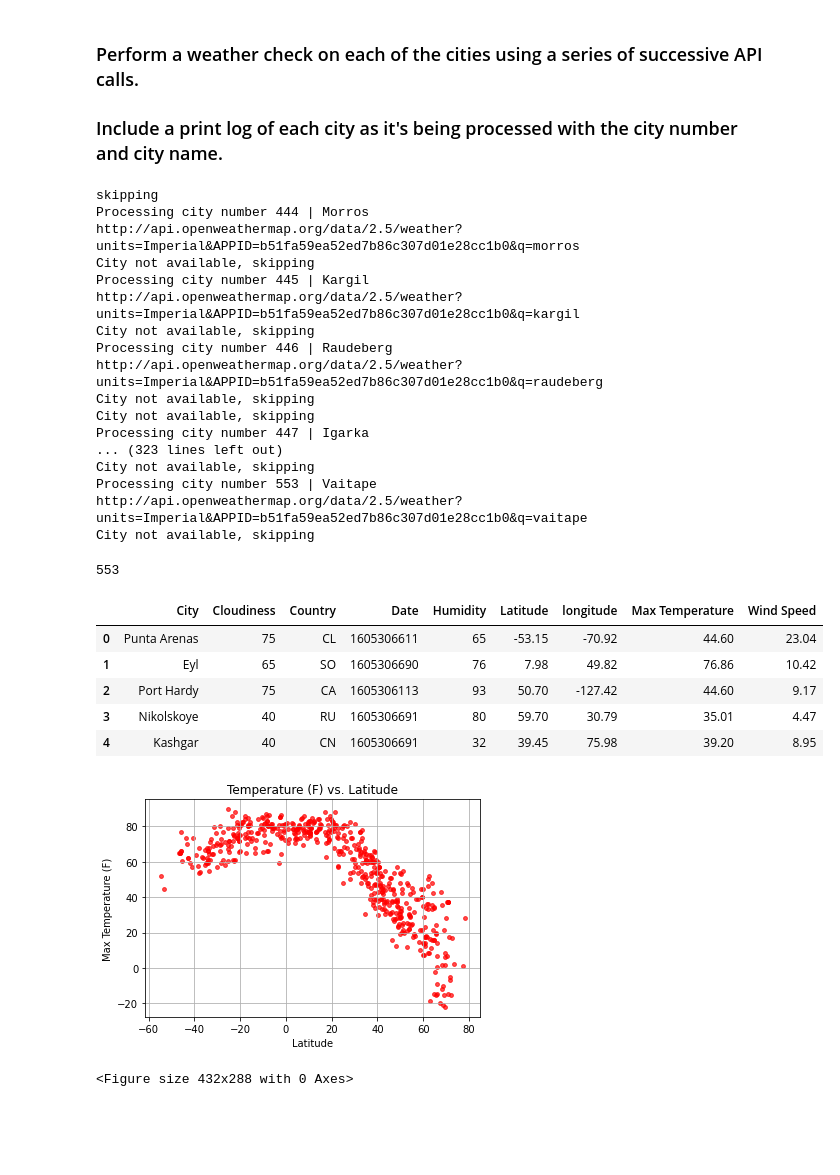
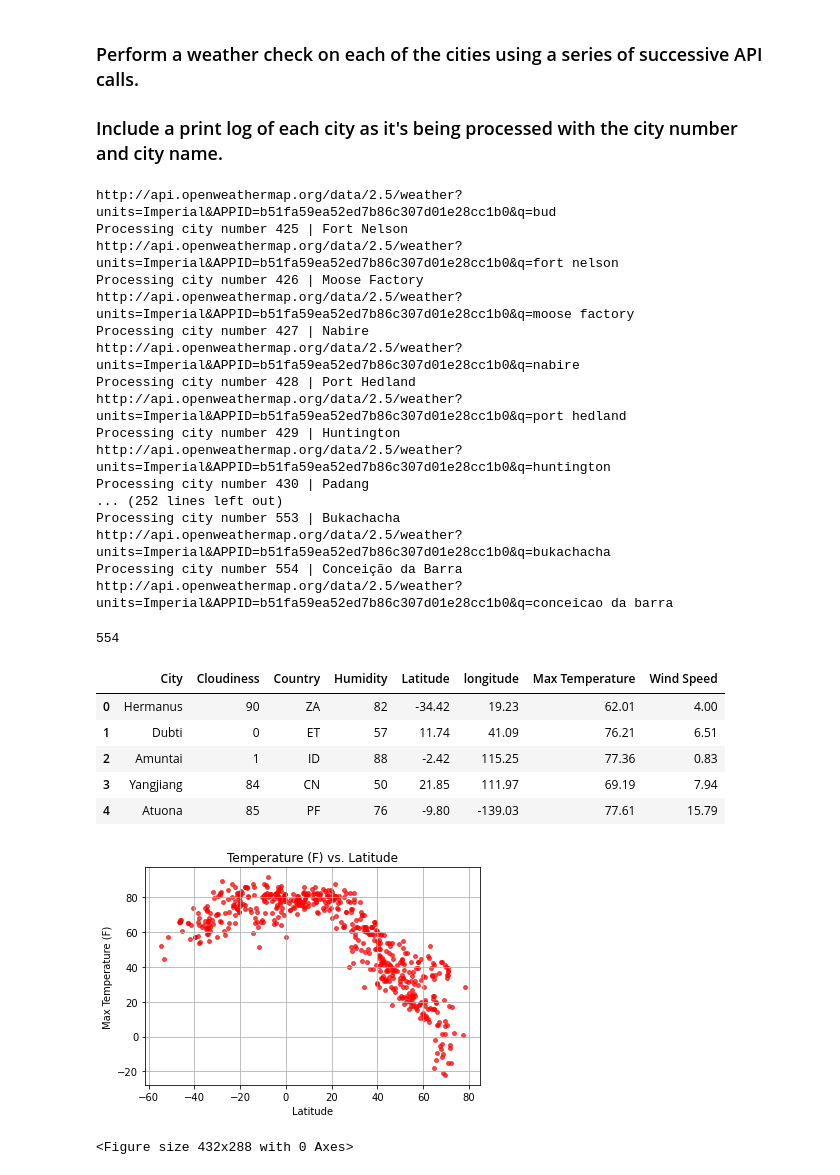
Before and after one commit to eliot1335/python-api-challenge, a Jupyter notebook: WeatherPy/WeatherPy.ipynb, the cells around one changed output. Cells and saved outputs as stored; diff of their text form; code cells hidden in the pictures; blank space fills up the shorter version.

```diff
--- a/WeatherPy/WeatherPy.ipynb
+++ b/WeatherPy/WeatherPy.ipynb
@@ -51,7 +52,6 @@ url = "http://api.openweathermap.org/data/2.5/weather?units=Imperial&APPID=" + a
 city_name = []
 cloudiness = []
 country = []
-date = []
 hum = []
 lats = []
 lngs = []
@@ -75,7 +75,6 @@ for city in cities:
         city_name.append(response["name"])
         cloudiness.append(response["clouds"]["all"])
         country.append(response["sys"]["country"])
-        date.append(response["dt"])
         hum.append(response["main"]["humidity"])
         max_temp.append(response["main"]["temp_max"])
         lats.append(response["coord"]["lat"])
@@ -90,7 +89,7 @@ for city in cities:
         counter= counter + 1
 
         # Counter the rate limit of API # Need to revisit
-        time.sleep(2)
+        time.sleep(1)
 
     # Except statment if OpenWeather doesn't have the cities we want
     except:
@@ -98,47 +97,47 @@ for city in cities:
 
     continue
 # %% [output]
-skipping
-Processing city number 444 | Morros
-http://api.openweathermap.org/data/2.5/weather?units=Imperial&APPID=b51fa59ea52ed7b86c307d01e28cc1b0&q=morros
-City not available, skipping
-Processing city number 445 | Kargil
-http://api.openweathermap.org/data/2.5/weather?units=Imperial&APPID=b51fa59ea52ed7b86c307d01e28cc1b0&q=kargil
-City not available, skipping
-Processing city number 446 | Raudeberg
-http://api.openweathermap.org/data/2.5/weather?units=Imperial&APPID=b51fa59ea52ed7b86c307d01e28cc1b0&q=raudeberg
-City not available, skipping
-City not available, skipping
-Processing city number 447 | Igarka
-... (323 lines left out)
-City not available, skipping
-Processing city number 553 | Vaitape
-http://api.openweathermap.org/data/2.5/weather?units=Imperial&APPID=b51fa59ea52ed7b86c307d01e28cc1b0&q=vaitape
-City not available, skipping
+http://api.openweathermap.org/data/2.5/weather?units=Imperial&APPID=b51fa59ea52ed7b86c307d01e28cc1b0&q=bud
+Processing city number 425 | Fort Nelson
+http://api.openweathermap.org/data/2.5/weather?units=Imperial&APPID=b51fa59ea52ed7b86c307d01e28cc1b0&q=fort nelson
+Processing city number 426 | Moose Factory
+http://api.openweathermap.org/data/2.5/weather?units=Imperial&APPID=b51fa59ea52ed7b86c307d01e28cc1b0&q=moose factory
+Processing city number 427 | Nabire
+http://api.openweathermap.org/data/2.5/weather?units=Imperial&APPID=b51fa59ea52ed7b86c307d01e28cc1b0&q=nabire
+Processing city number 428 | Port Hedland
+http://api.openweathermap.org/data/2.5/weather?units=Imperial&APPID=b51fa59ea52ed7b86c307d01e28cc1b0&q=port hedland
+Processing city number 429 | Huntington
+http://api.openweathermap.org/data/2.5/weather?units=Imperial&APPID=b51fa59ea52ed7b86c307d01e28cc1b0&q=huntington
+Processing city number 430 | Padang
+... (252 lines left out)
+Processing city number 553 | Bukachacha
+http://api.openweathermap.org/data/2.5/weather?units=Imperial&APPID=b51fa59ea52ed7b86c307d01e28cc1b0&q=bukachacha
+Processing city number 554 | Conceição da Barra
+http://api.openweathermap.org/data/2.5/weather?units=Imperial&APPID=b51fa59ea52ed7b86c307d01e28cc1b0&q=conceicao da barra
 # %%
 # Create a DataFrame with data collected to plot the graphs
 weather_df = pd.DataFrame({
      "City": city_name,
      "Cloudiness": cloudiness,
      "Country": country,
-     "Date": date,
      "Humidity": hum,
      "Latitude": lats,
      "longitude": lngs,
      "Max Temperature": max_temp,
      "Wind Speed": wind_spd,
      })
 
+
 print(len(weather_df["City"]))
 weather_df.head()
 # %% [output]
-553
+554
-|  | City | Cloudiness | Country | Date | Humidity | Latitude | longitude | Max Temperature | Wind Speed |
-| 0 | Punta Arenas | 75 | CL | 1605306611 | 65 | -53.15 | -70.92 | 44.60 | 23.04 |
-| 1 | Eyl | 65 | SO | 1605306690 | 76 | 7.98 | 49.82 | 76.86 | 10.42 |
-| 2 | Port Hardy | 75 | CA | 1605306113 | 93 | 50.70 | -127.42 | 44.60 | 9.17 |
-| 3 | Nikolskoye | 40 | RU | 1605306691 | 80 | 59.70 | 30.79 | 35.01 | 4.47 |
-| 4 | Kashgar | 40 | CN | 1605306691 | 32 | 39.45 | 75.98 | 39.20 | 8.95 |
+|  | City | Cloudiness | Country | Humidity | Latitude | longitude | Max Temperature | Wind Speed |
+| 0 | Hermanus | 90 | ZA | 82 | -34.42 | 19.23 | 62.01 | 4.00 |
+| 1 | Dubti | 0 | ET | 57 | 11.74 | 41.09 | 76.21 | 6.51 |
+| 2 | Amuntai | 1 | ID | 88 | -2.42 | 115.25 | 77.36 | 0.83 |
+| 3 | Yangjiang | 84 | CN | 50 | 21.85 | 111.97 | 69.19 | 7.94 |
+| 4 | Atuona | 85 | PF | 76 | -9.80 | -139.03 | 77.61 | 15.79 |
 # %%
 # Scatter Plot: Temperature (F) vs. Latitude
 plt.scatter(weather_df["Latitude"], weather_df["Max Temperature"], marker= "o", color= "r", alpha= 0.7, s= 15)
@@ -150,7 +149,7 @@ plt.grid(True)
 plt.show()
 plt.tight_layout()
 # %% [output]
-[figure, old version]
+[figure, new version]
 <Figure size 432x288 with 0 Axes>
 # %%
 # Scatter Plot: Humidity (%) vs. Latitude
```
Also changed, not shown: parts of 10 cells of this notebook.
